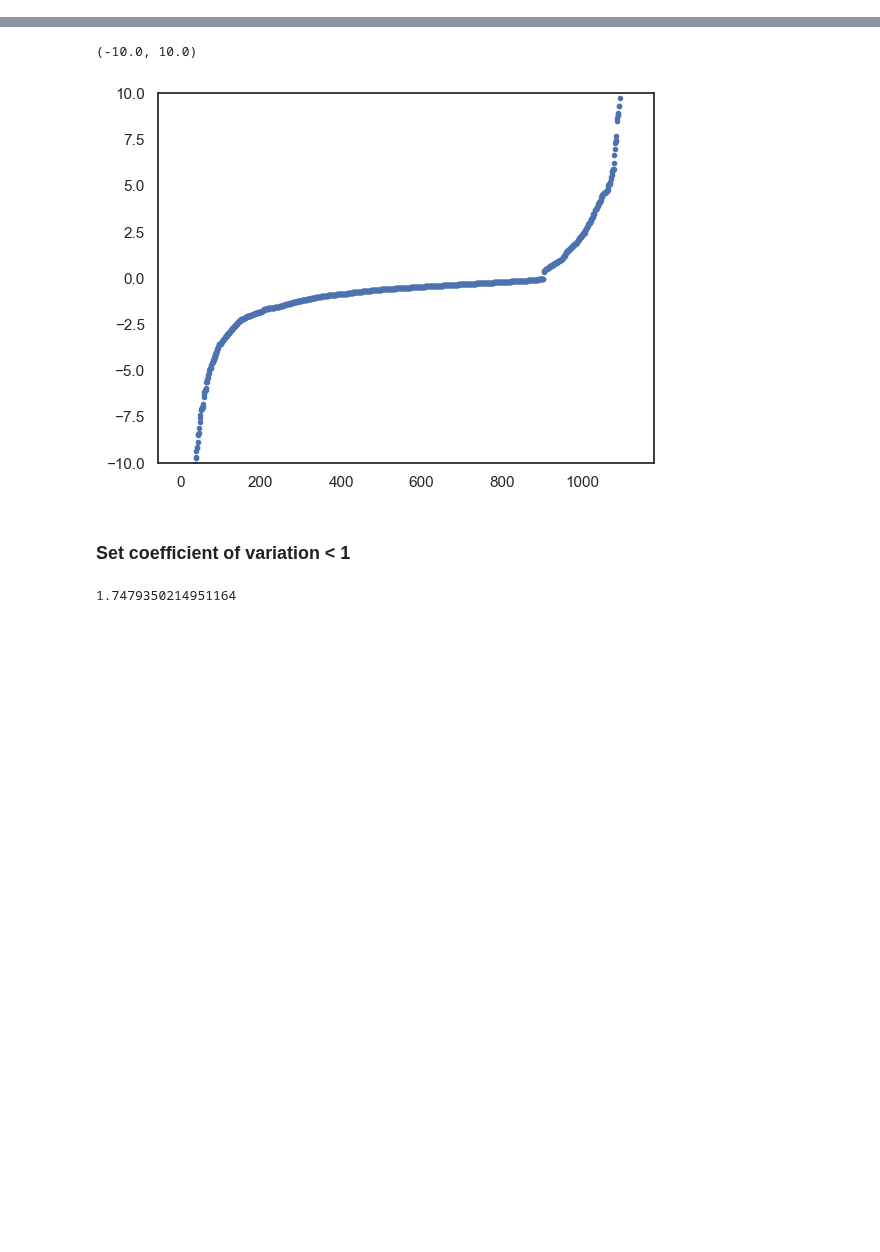
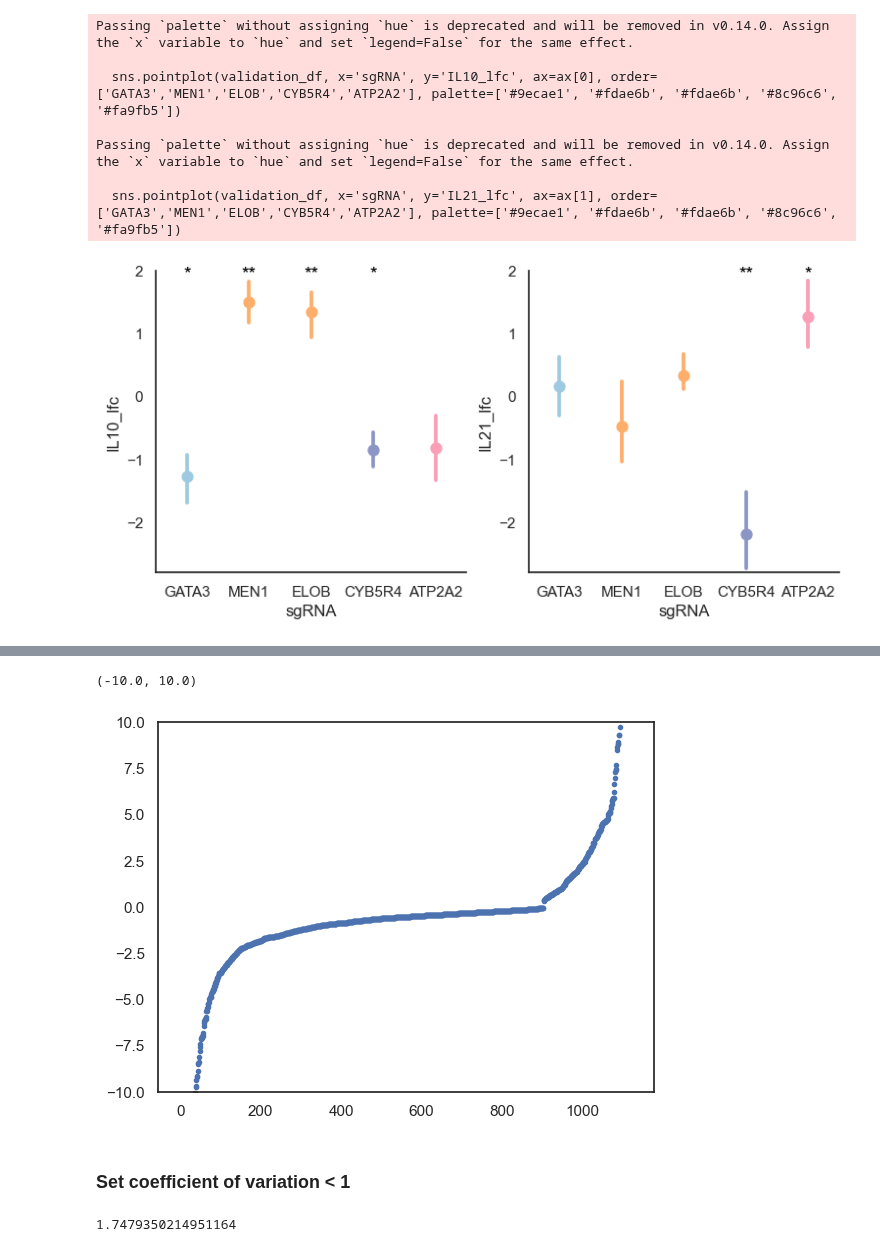
Before and after one commit to emdann/GWT_perturbseq_analysis_2025, a Jupyter notebook: src/3_DE_analysis/followup_regulator_choice.ipynb, the cells around one changed output, grey strips where cells are left out. Saved outputs shown, nothing was run; the diff lists cells and outputs as text; code cells hidden in the pictures; blank space fills up the shorter version.

```diff
--- a/src/3_DE_analysis/followup_regulator_choice.ipynb
+++ b/src/3_DE_analysis/followup_regulator_choice.ipynb
@@ -40,0 +99,16 @@ adata_de[adata_de.obs.target_contrast_gene_name=='', adata_de.var.gene_name=='IF
+# %%
+validation_df = pd.read_csv('../../../../3_expts/Cell_culture_experiments/Diff057andDiff060/IL10IL21FoldChange.csv')
+validation_df['IL10_lfc'] = np.log(validation_df['IL10_fc'])
+validation_df['IL21_lfc'] = np.log(validation_df['IL21_fc'])
+results = []
+for sg, group in validation_df.groupby('sgRNA'):
+    t_stat, p_val = ttest_1samp(group['IL10_lfc'], 0)
+    results.append({'sgRNA': sg, 'p_value_IL10': p_val})
+results_df = pd.DataFrame(results)
+validation_df = validation_df.merge(results_df, on='sgRNA')
+results = []
+for sg, group in validation_df.groupby('sgRNA'):
+    t_stat, p_val = ttest_1samp(group['IL21_lfc'], 0)
+    results.append({'sgRNA': sg, 'p_value_IL21': p_val})
+results_df = pd.DataFrame(results)
+validation_df = validation_df.merge(results_df, on='sgRNA')
@@ -40,0 +135,54 @@ adata_de[adata_de.obs.target_contrast_gene_name=='', adata_de.var.gene_name=='IF
+# %%
+fig, ax = plt.subplots(1,2,figsize=(9,4))
+sns.pointplot(validation_df, x='sgRNA', y='IL10_lfc', ax=ax[0], order=['GATA3','MEN1','ELOB','CYB5R4','ATP2A2'], palette=['#9ecae1', '#fdae6b', '#fdae6b', '#8c96c6', '#fa9fb5'])
+
+x_coords = np.linspace(0,4,5)
+y_coords = pd.DataFrame(validation_df.groupby('sgRNA')['IL10_lfc'].mean()).loc[['GATA3','MEN1','ELOB','CYB5R4','ATP2A2']].values[:,0]
+
+for i, (x, y) in enumerate(zip(x_coords, y_coords)):
+    sg = ['GATA3','MEN1','ELOB','CYB5R4','ATP2A2'][i]
+    p = validation_df.loc[validation_df['sgRNA'] == sg, 'p_value_IL10'].values[0]
+    if p < 0.001:
+        star = '***'
+    elif p < 0.01:
+        star = '**'
+    elif p < 0.05:
+        star = '*'
+    else:
+        star = ''
+    if star:
+        ax[0].text(x, 1.8, star, ha='center', va=va, fontsize=14, color='black')
+
+sns.pointplot(validation_df, x='sgRNA', y='IL21_lfc', ax=ax[1], order=['GATA3','MEN1','ELOB','CYB5R4','ATP2A2'], palette=['#9ecae1', '#fdae6b', '#fdae6b', '#8c96c6', '#fa9fb5'])
+
+x_coords = np.linspace(0,4,5)
+y_coords = pd.DataFrame(validation_df.groupby('sgRNA')['IL21_lfc'].mean()).loc[['GATA3','MEN1','ELOB','CYB5R4','ATP2A2']].values[:,0]
+
+for i, (x, y) in enumerate(zip(x_coords, y_coords)):
+    sg = ['GATA3','MEN1','ELOB','CYB5R4','ATP2A2'][i]
+    p = validation_df.loc[validation_df['sgRNA'] == sg, 'p_value_IL21'].values[0]
+    if p < 0.001:
+        star = '***'
+    elif p < 0.01:
+        star = '**'
+    elif p < 0.05:
+        star = '*'
+    else:
+        star = ''
+    if star:
+        ax[1].text(x, 1.8, star, ha='center', va=va, fontsize=14, color='black')
+
+ax[0].set_ylim([-2.8,2])
+ax[1].set_ylim([-2.8,2])
+
+sns.despine()
+plt.savefig('./results/IL10IL21_validation.png')
+# %% [output]
+Passing `palette` without assigning `hue` is deprecated and will be removed in v0.14.0. Assign the `x` variable to `hue` and set `legend=False` for the same effect.
+
+  sns.pointplot(validation_df, x='sgRNA', y='IL10_lfc', ax=ax[0], order=['GATA3','MEN1','ELOB','CYB5R4','ATP2A2'], palette=['#9ecae1', '#fdae6b', '#fdae6b', '#8c96c6', '#fa9fb5'])
+
+Passing `palette` without assigning `hue` is deprecated and will be removed in v0.14.0. Assign the `x` variable to `hue` and set `legend=False` for the same effect.
+
+  sns.pointplot(validation_df, x='sgRNA', y='IL21_lfc', ax=ax[1], order=['GATA3','MEN1','ELOB','CYB5R4','ATP2A2'], palette=['#9ecae1', '#fdae6b', '#fdae6b', '#8c96c6', '#fa9fb5'])
+[figure, added]
```
Also changed, not shown: parts of 13 cells of this notebook, 3 other files.
